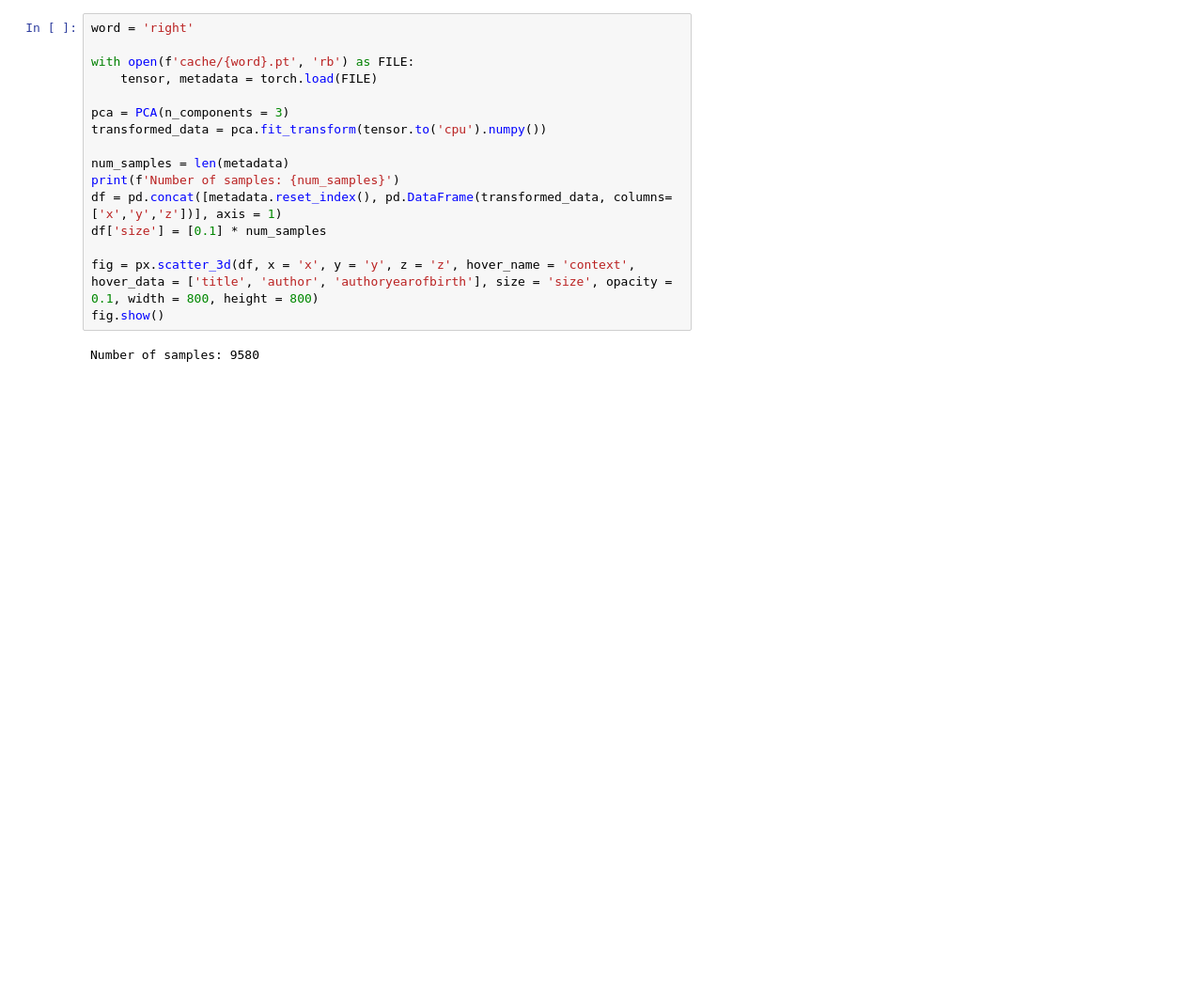
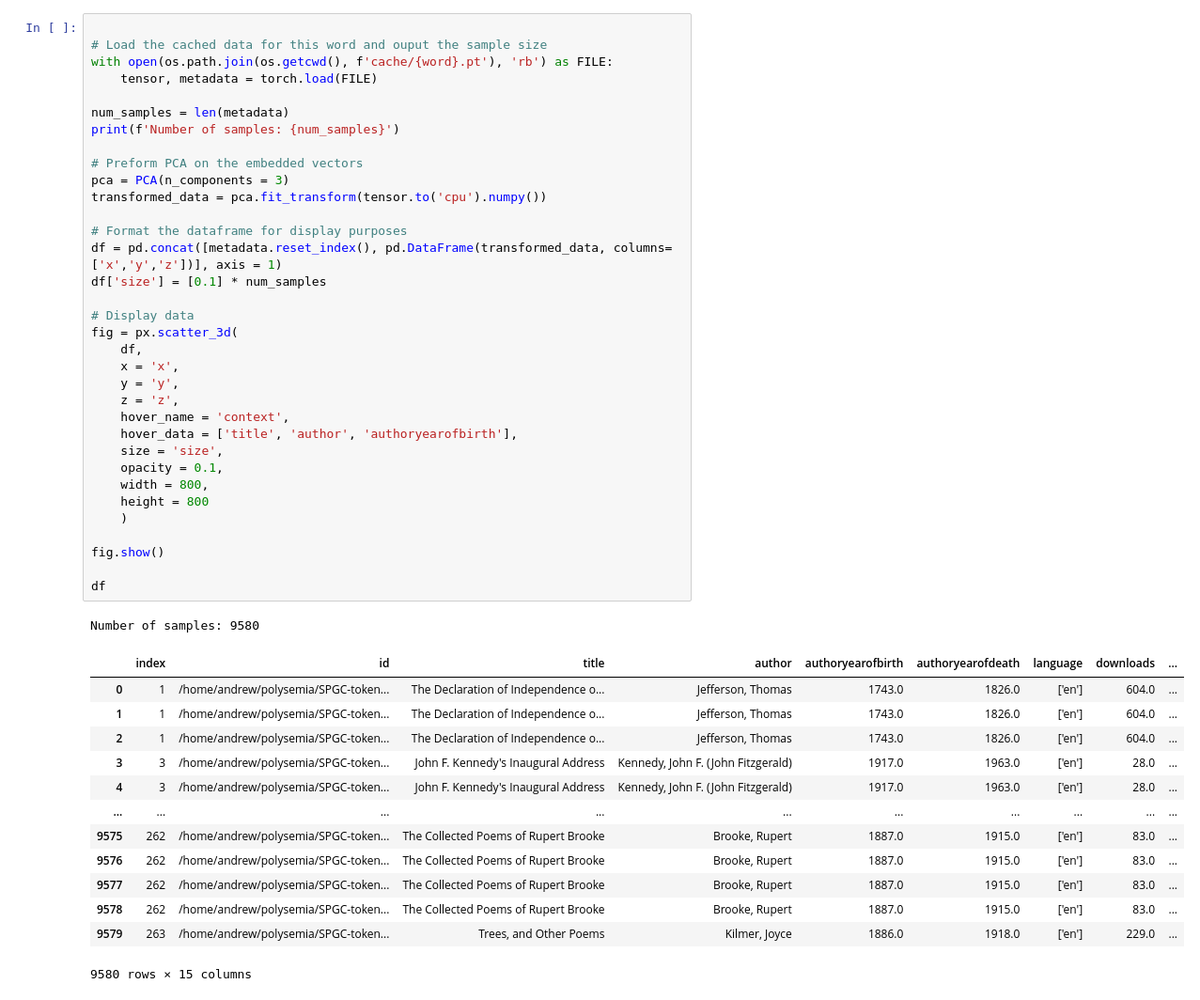
Before and after one commit to a-g-moore/polysemia, a Jupyter notebook: visualize.ipynb, the cells around one changed output. Shown at 94% size. Drawn from its saved outputs; the diff is of its cells as text; blank space fills up the shorter version.

```diff
--- a/visualize.ipynb
+++ b/visualize.ipynb
@@ -9,18 +28,49 @@ pio.renderers.default = "vscode"
 # %%
-word = 'right'
 
-with open(f'cache/{word}.pt', 'rb') as FILE:
+# Load the cached data for this word and ouput the sample size
+with open(os.path.join(os.getcwd(), f'cache/{word}.pt'), 'rb') as FILE:
     tensor, metadata = torch.load(FILE)
 
+num_samples = len(metadata)
+print(f'Number of samples: {num_samples}')
+
+# Preform PCA on the embedded vectors
 pca = PCA(n_components = 3)
 transformed_data = pca.fit_transform(tensor.to('cpu').numpy())
 
-num_samples = len(metadata)
-print(f'Number of samples: {num_samples}')
+# Format the dataframe for display purposes
 df = pd.concat([metadata.reset_index(), pd.DataFrame(transformed_data, columns=['x','y','z'])], axis = 1)
 df['size'] = [0.1] * num_samples
 
-fig = px.scatter_3d(df, x = 'x', y = 'y', z = 'z', hover_name = 'context', hover_data = ['title', 'author', 'authoryearofbirth'], size = 'size', opacity = 0.1, width = 800, height = 800)
+# Display data
+fig = px.scatter_3d(
+    df,
+    x = 'x',
+    y = 'y',
+    z = 'z',
+    hover_name = 'context',
+    hover_data = ['title', 'author', 'authoryearofbirth'],
+    size = 'size',
+    opacity = 0.1,
+    width = 800,
+    height = 800
+    )
+
 fig.show()
+
+df
 # %% [output]
 Number of samples: 9580
+|  | index | id | title | author | authoryearofbirth | authoryearofdeath | language | downloads | ... |
+| 0 | 1 | /home/andrew/polysemia/SPGC-token... | The Declaration of Independence o... | Jefferson, Thomas | 1743.0 | 1826.0 | ['en'] | 604.0 | ... |
+| 1 | 1 | /home/andrew/polysemia/SPGC-token... | The Declaration of Independence o... | Jefferson, Thomas | 1743.0 | 1826.0 | ['en'] | 604.0 | ... |
+| 2 | 1 | /home/andrew/polysemia/SPGC-token... | The Declaration of Independence o... | Jefferson, Thomas | 1743.0 | 1826.0 | ['en'] | 604.0 | ... |
+| 3 | 3 | /home/andrew/polysemia/SPGC-token... | John F. Kennedy's Inaugural Address | Kennedy, John F. (John Fitzgerald) | 1917.0 | 1963.0 | ['en'] | 28.0 | ... |
+| 4 | 3 | /home/andrew/polysemia/SPGC-token... | John F. Kennedy's Inaugural Address | Kennedy, John F. (John Fitzgerald) | 1917.0 | 1963.0 | ['en'] | 28.0 | ... |
+| ... | ... | ... | ... | ... | ... | ... | ... | ... | ... |
+| 9575 | 262 | /home/andrew/polysemia/SPGC-token... | The Collected Poems of Rupert Brooke | Brooke, Rupert | 1887.0 | 1915.0 | ['en'] | 83.0 | ... |
+| 9576 | 262 | /home/andrew/polysemia/SPGC-token... | The Collected Poems of Rupert Brooke | Brooke, Rupert | 1887.0 | 1915.0 | ['en'] | 83.0 | ... |
+| 9577 | 262 | /home/andrew/polysemia/SPGC-token... | The Collected Poems of Rupert Brooke | Brooke, Rupert | 1887.0 | 1915.0 | ['en'] | 83.0 | ... |
+| 9578 | 262 | /home/andrew/polysemia/SPGC-token... | The Collected Poems of Rupert Brooke | Brooke, Rupert | 1887.0 | 1915.0 | ['en'] | 83.0 | ... |
+| 9579 | 263 | /home/andrew/polysemia/SPGC-token... | Trees, and Other Poems | Kilmer, Joyce | 1886.0 | 1918.0 | ['en'] | 229.0 | ... |
+9580 rows × 15 columns
```
Also changed, not shown: parts of 5 cells of this notebook.
